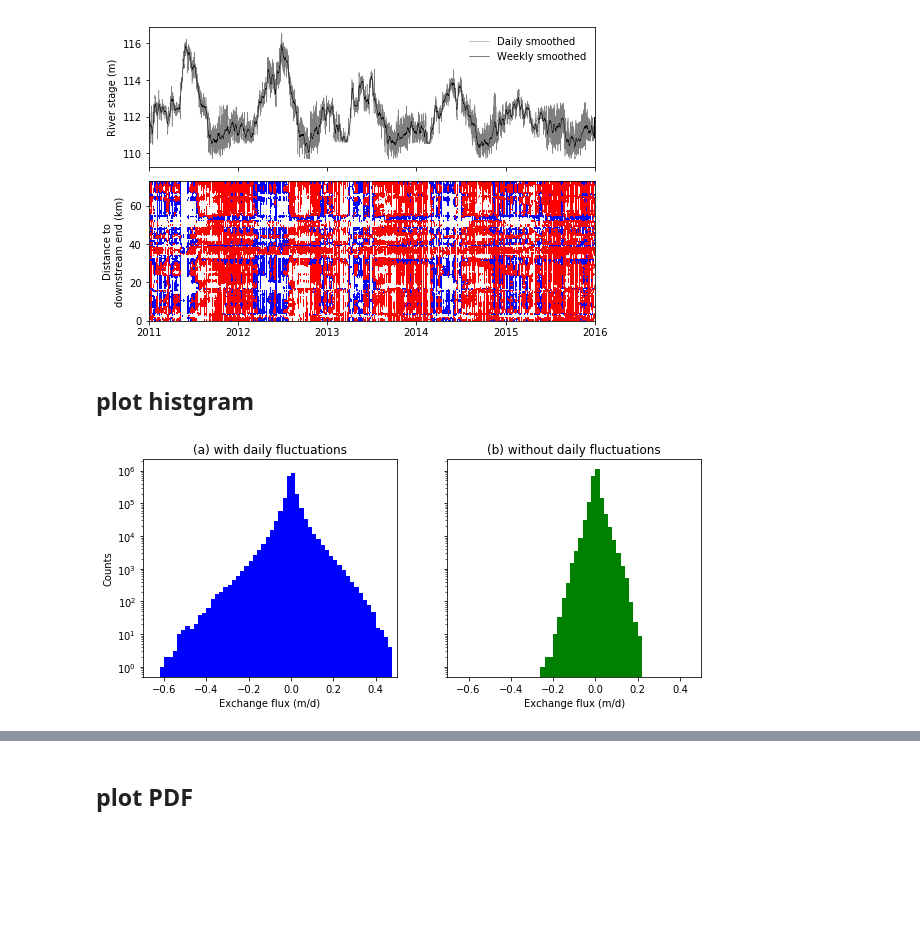
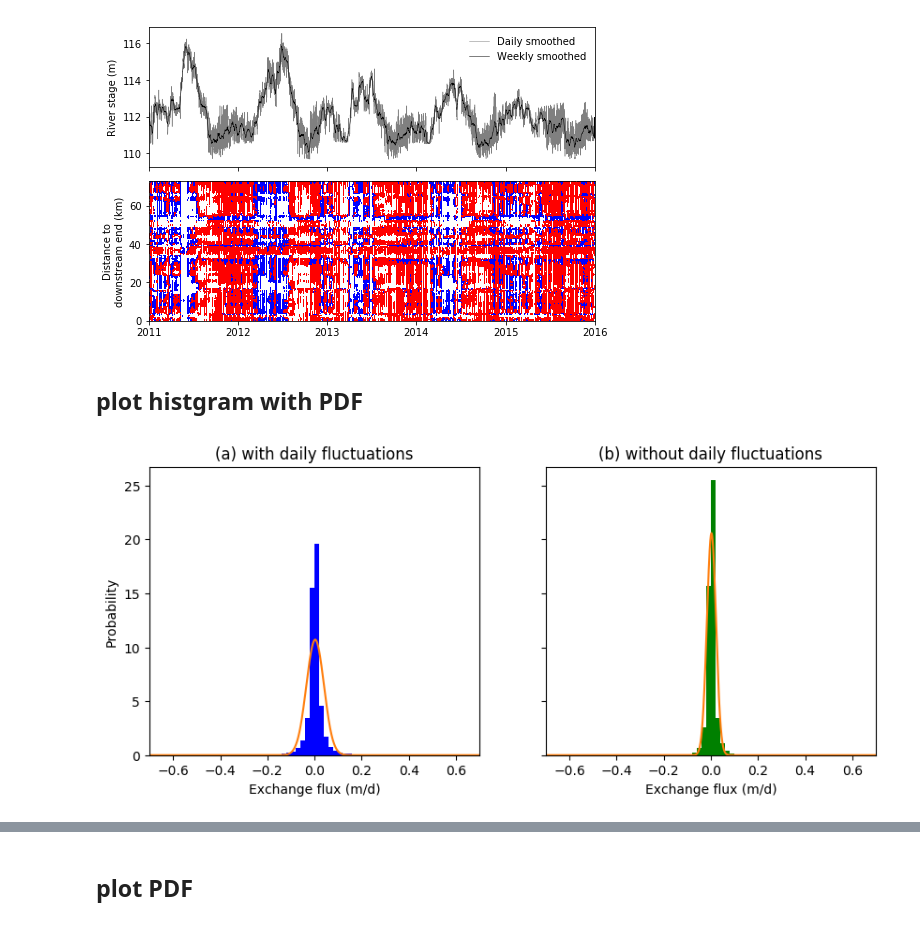
Before and after one commit to pinshuai/HFR-flow, a Jupyter notebook: NERSC-plot_flux_from_massBalance.ipynb, the cells around one changed output, grey strips where cells are left out. Cells and saved outputs as stored; diff of their text form; code cells hidden in the pictures; blank space fills up the shorter version.

```diff
--- a/NERSC-plot_flux_from_massBalance.ipynb
+++ b/NERSC-plot_flux_from_massBalance.ipynb
@@ -15,7 +15,7 @@ import matplotlib.cm as cm
 from matplotlib.colors import LinearSegmentedColormap
 
 import seaborn as sns
-plt.style.use('seaborn')
+plt.style.use('default')
 
 import h5py as h5
 import glob
@@ -840,31 +840,45 @@ fig.set_size_inches(8, 6)
 fig.savefig(fig_finger_flux + 'finger_flux_01.jpg', dpi=300)
 plt.close(fig)
 # %% [markdown]
-## plot histgram
+## plot histgram with PDF
 # %%
 # n_bins = 50
 # bins = [-0.35,-0.25,-0.15,-0.05,0.05,0.15,0.25,0.35]
 
 fig, axs = plt.subplots(1, 2, sharey=True, tight_layout=False)
 
 # We can set the number of bins with the `bins` kwarg
 # axs[0].hist(-flux_array_6h, bins=bins, facecolor = 'black')
 # axs[1].hist(-flux_array_1w, bins=bins, facecolor = 'black')
 
-axs[0].hist(-flux_array_6h.flatten(), np.arange(-0.7, 0.5, 0.02), facecolor = 'b')
-axs[1].hist(-flux_array_1w.flatten(), np.arange(-0.7, 0.5, 0.02), facecolor = 'g')
+axs[0].hist(-flux_array_6h.flatten(), np.arange(-0.7, 0.5, 0.02), facecolor = 'b', normed = True)
+axs[1].hist(-flux_array_1w.flatten(), np.arange(-0.7, 0.5, 0.02), facecolor = 'g', normed = True)
 
-plt.yscale('log')
+lnspc = np.linspace(-0.7, 0.7, len(flux_array_6h.flatten()))
+
+# choose distribution funcction
+# params = stats.exponpow.fit(-flux_array_6h.flatten(), floc = 0)
+# pdf = stats.exponpow.pdf(lnspc, *params)
+
+params = stats.norm.fit(-flux_array_6h.flatten())
+pdf = stats.norm.pdf(lnspc, *params)
+
+params2 = stats.norm.fit(-flux_array_1w.flatten())
+pdf2 = stats.norm.pdf(lnspc, *params2)
+# fit PDF
+axs[0].plot(lnspc, pdf)
+axs[1].plot(lnspc, pdf2)
+# plt.yscale('log')
 
 axs[0].set_title('(a) with daily fluctuations')
 axs[1].set_title('(b) without daily fluctuations')
 axs[0].set_xlabel('Exchange flux (m/d)')
 axs[1].set_xlabel('Exchange flux (m/d)')
-axs[0].set_ylabel('Counts')
-axs[0].set_xlim([-0.7, 0.5])
-axs[1].set_xlim([-0.7, 0.5])
+axs[0].set_ylabel('Probability')
+axs[0].set_xlim([-0.7, 0.7])
+axs[1].set_xlim([-0.7, 0.7])
 
 
 fig.set_size_inches(10, 4)
 # %% [output]
-[figure, old version]
+[figure, new version]
```
Also changed, not shown: parts of 5 cells of this notebook, 1 other file.
